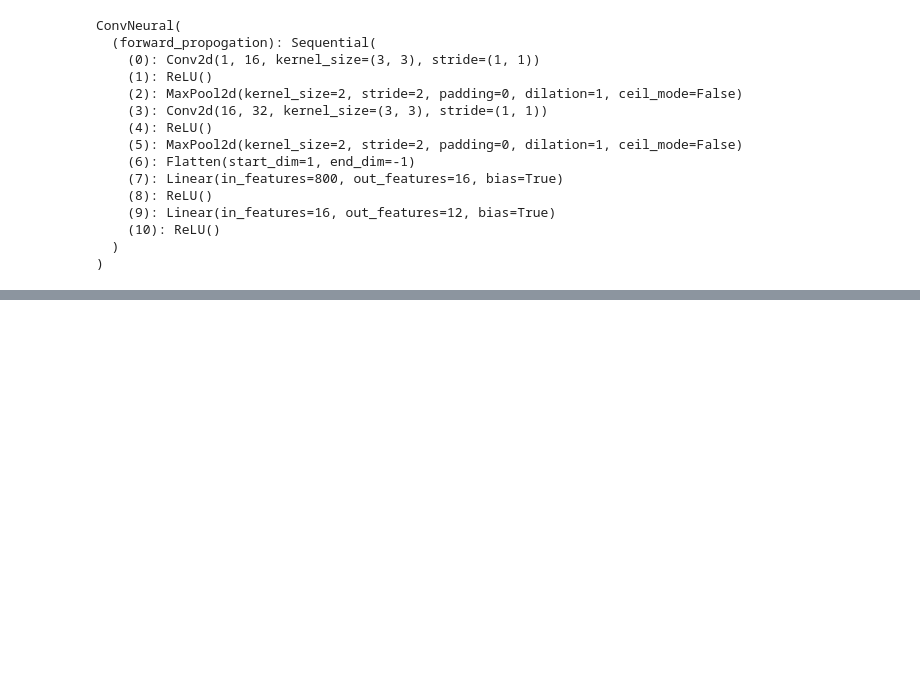
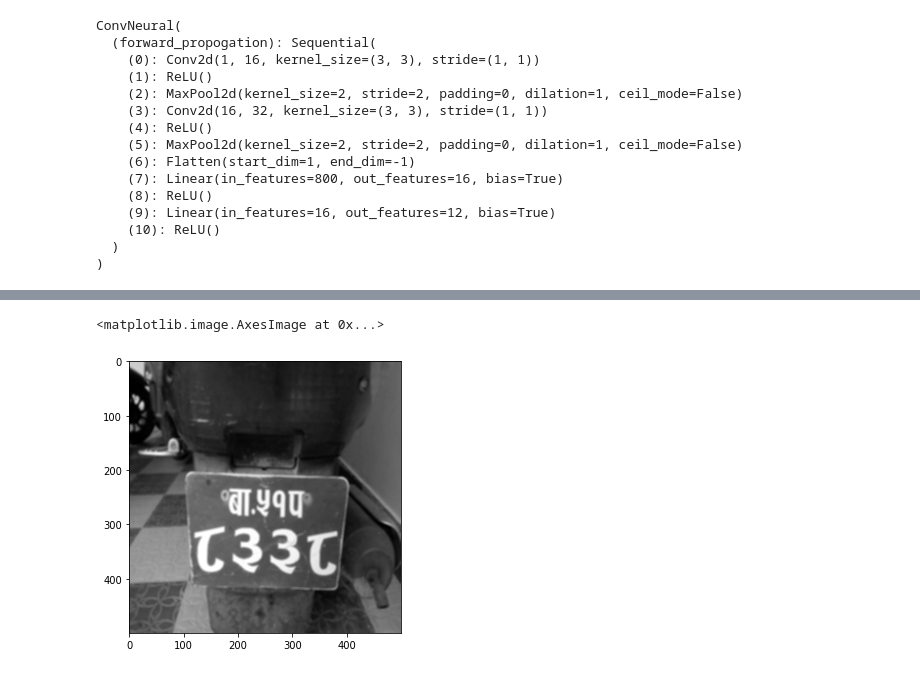
Before and after one commit to Panas18/CNN-NumberPlateRecognization, a Jupyter notebook: CNN.ipynb, the cells around one changed output, grey strips where cells are left out. Drawn from its saved outputs; the diff is of its cells as text; code cells hidden in the pictures; blank space fills up the shorter version.

Commit message:
merged test_model file

```diff
--- a/CNN.ipynb
+++ b/CNN.ipynb
@@ -220,0 +217,11 @@ Downloading: "https://download.pytorch.org/models/vgg16-397923af.pth" to /home/p
+# %%
+test_img = cv2.imread('test_images/test2.jpg')
+test_img = cv2.cvtColor(test_img, cv2.COLOR_BGR2RGB)
+test_img = cv2.resize(test_img, (500,500),interpolation =cv2.INTER_CUBIC)
+gray = cv2.cvtColor(test_img , cv2.COLOR_BGR2GRAY)
+blurred = cv2.GaussianBlur(gray, (5, 5),cv2.BORDER_DEFAULT)
+plt.figure(figsize=(5,5))
+plt.imshow(blurred, cmap='gray')
+# %% [output]
+<matplotlib.image.AxesImage at 0x...>
+[figure, added]
```
Also changed, not shown: parts of 14 cells of this notebook.
